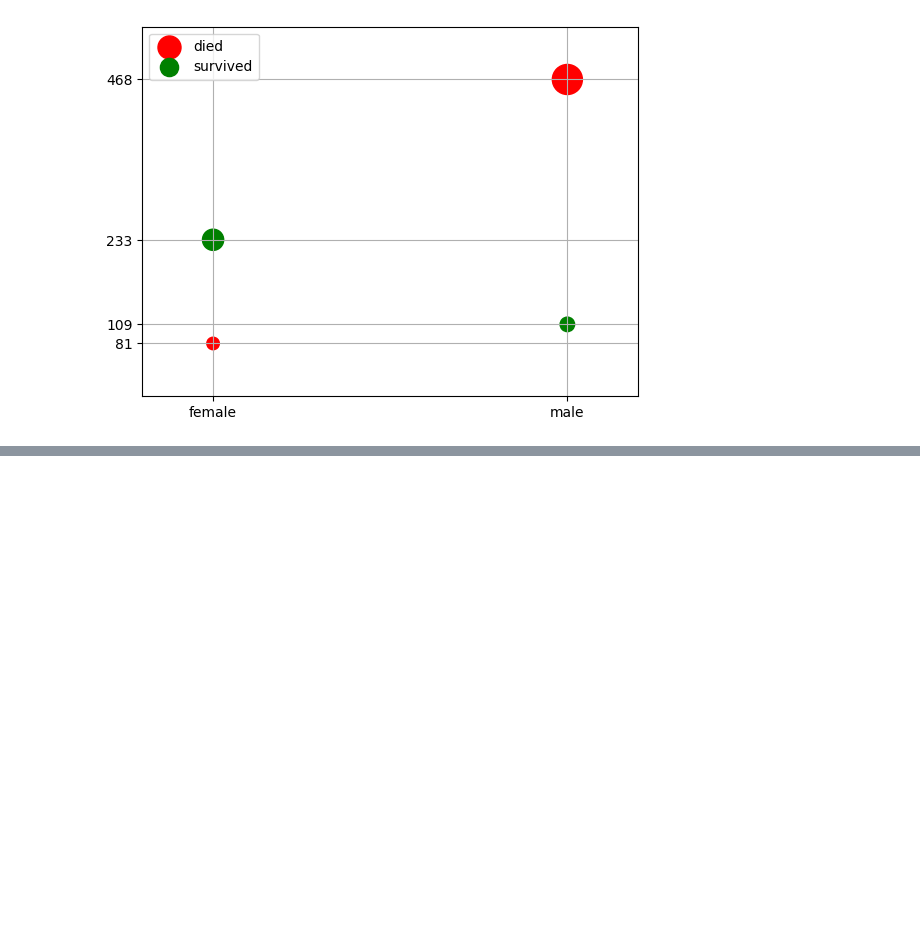
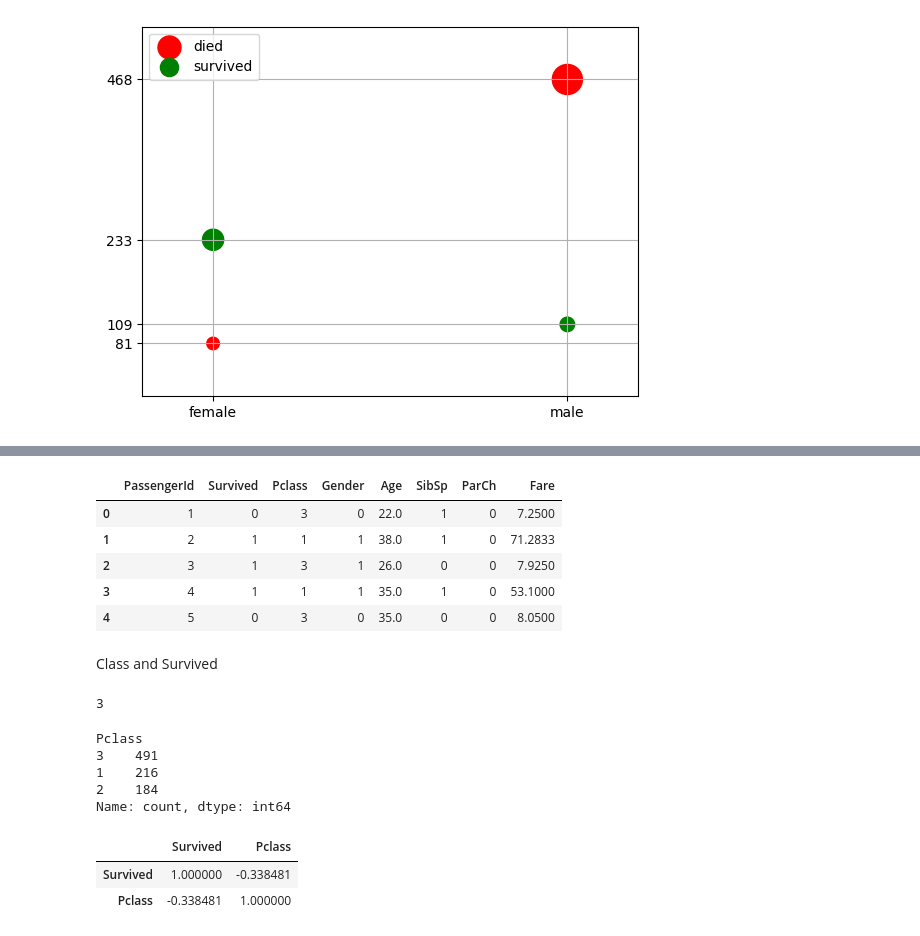
Before and after one commit to soheilabbasnia/titanic-eda, a Jupyter notebook: eda.ipynb, the cells around one changed output, grey strips where cells are left out. Drawn from its saved outputs; the diff is of its cells as text; code cells hidden in the pictures; blank space fills up the shorter version.

```diff
--- a/eda.ipynb
+++ b/eda.ipynb
@@ -245,0 +255,29 @@ plt.legend(['died', 'survived'])
+# %%
+df_num.head()
+# %% [output]
+|  | PassengerId | Survived | Pclass | Gender | Age | SibSp | ParCh | Fare |
+| 0 | 1 | 0 | 3 | 0 | 22.0 | 1 | 0 | 7.2500 |
+| 1 | 2 | 1 | 1 | 1 | 38.0 | 1 | 0 | 71.2833 |
+| 2 | 3 | 1 | 3 | 1 | 26.0 | 0 | 0 | 7.9250 |
+| 3 | 4 | 1 | 1 | 1 | 35.0 | 1 | 0 | 53.1000 |
+| 4 | 5 | 0 | 3 | 0 | 35.0 | 0 | 0 | 8.0500 |
+# %% [markdown]
+Class and Survived
+# %%
+df.Pclass.nunique()
+# %% [output]
+3
+# %%
+df['Pclass'].value_counts()
+# %% [output]
+Pclass
+3    491
+1    216
+2    184
+Name: count, dtype: int64
+# %%
+df_num[['Survived', 'Pclass']].corr()
+# %% [output]
+|  | Survived | Pclass |
+| Survived | 1.000000 | -0.338481 |
+| Pclass | -0.338481 | 1.000000 |
```
Also changed, not shown: parts of 4 cells of this notebook.
